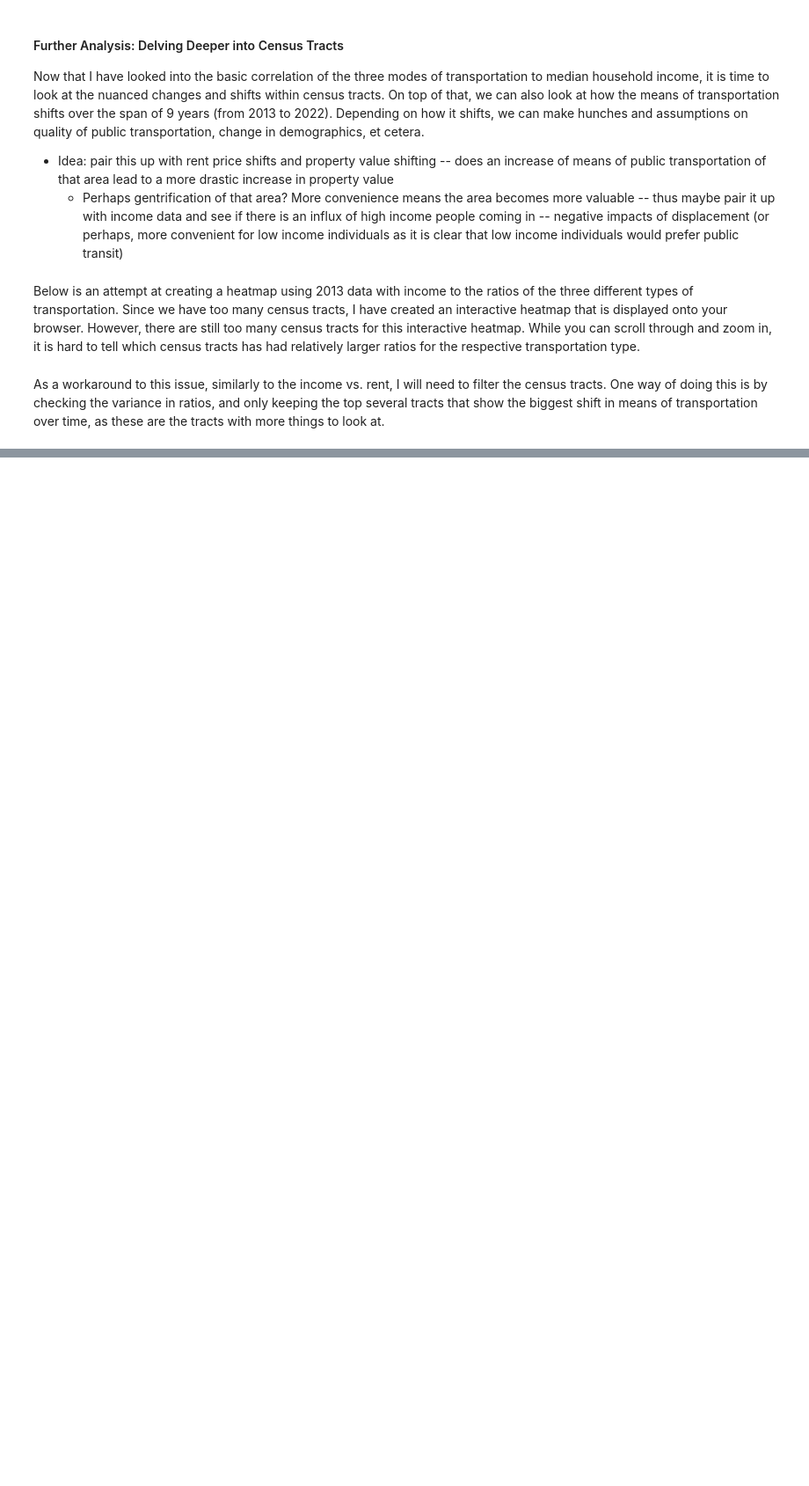
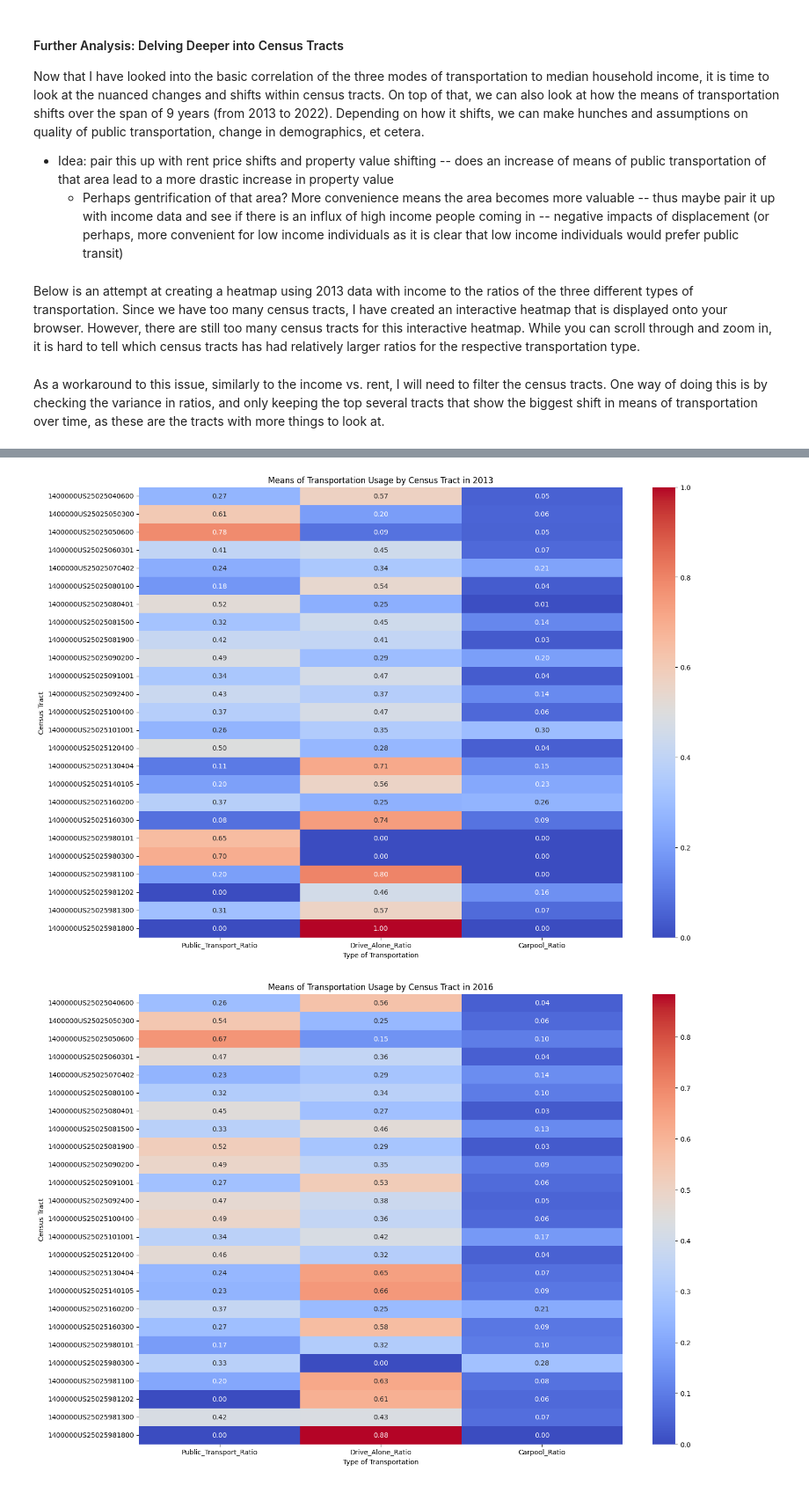
Before and after one commit to BU-CS210A-S23/ds-livable-streets-infra, a Jupyter notebook: sp24-team-c/deliverables/income-mid-semester/notebooks/income_notebook.ipynb, the cells around one changed output, grey strips where cells are left out. Shown at 88% size. Drawn from its saved outputs; the diff is of its cells as text; code cells hidden in the pictures; blank space fills up the shorter version.

```diff
--- a/sp24-team-c/deliverables/income-mid-semester/notebooks/income_notebook.ipynb
+++ b/sp24-team-c/deliverables/income-mid-semester/notebooks/income_notebook.ipynb
@@ -923,0 +983,46 @@ TypeError: agg function failed [how->var,dtype->object]
+# %%
+import seaborn as sns
+
+unique_tracts = set(top_variance_drive_alone.index) | set(top_variance_carpool.index) | set(top_variance_public_transport.index)
+
+unique_tracts_list = list(unique_tracts)
+
+missing_in_2013 = {'1400000US25025000301', '1400000US25025010204', '1400000US25025000701'}
+
+filtered_data_2013 = data_2013[data_2013['GEO_ID'].isin(unique_tracts_list)]
+filtered_data_2016 = data_2016[data_2016['GEO_ID'].isin(unique_tracts_list)]
+filtered_data_2019 = data_2019[data_2019['GEO_ID'].isin(unique_tracts_list)]
+filtered_data_2022 = data_2022[data_2022['GEO_ID'].isin(unique_tracts_list)]
+
+filtered_data_2013.set_index('GEO_ID', inplace=True)
+filtered_data_2016.set_index('GEO_ID', inplace=True)
+filtered_data_2019.set_index('GEO_ID', inplace=True)
+filtered_data_2022.set_index('GEO_ID', inplace=True)
+
+# Filter out the missing tracts from 2016, 2019, and 2022
+filtered_data_2016 = filtered_data_2016[~filtered_data_2016.index.isin(missing_in_2013)]
+filtered_data_2019 = filtered_data_2019[~filtered_data_2019.index.isin(missing_in_2013)]
+filtered_data_2022 = filtered_data_2022[~filtered_data_2022.index.isin(missing_in_2013)]
+
+
+filtered_data_2013.sort_index(inplace=True)
+filtered_data_2016.sort_index(inplace=True)
+filtered_data_2019.sort_index(inplace=True)
+filtered_data_2022.sort_index(inplace=True)
+
+def create_heatmap(data, year):
+    plt.figure(figsize=(16, 12))  # Adjust size as needed
+    sns.heatmap(data[['Public_Transport_Ratio', 'Drive_Alone_Ratio', 'Carpool_Ratio']], annot=True, cmap='coolwarm', fmt=".2f")
+    plt.title(f'Means of Transportation Usage by Census Tract in {year}')
+    plt.xlabel('Type of Transportation')
+    plt.ylabel('Census Tract')
+    plt.show()
+
+# Create heatmaps for each year
+create_heatmap(filtered_data_2013, 2013)
+create_heatmap(filtered_data_2016, 2016)
+create_heatmap(filtered_data_2019, 2019)
+create_heatmap(filtered_data_2022, 2022)
+# %% [output]
+[figure, added]
+[figure, added]
```
Also changed, not shown: parts of 5 cells of this notebook.
